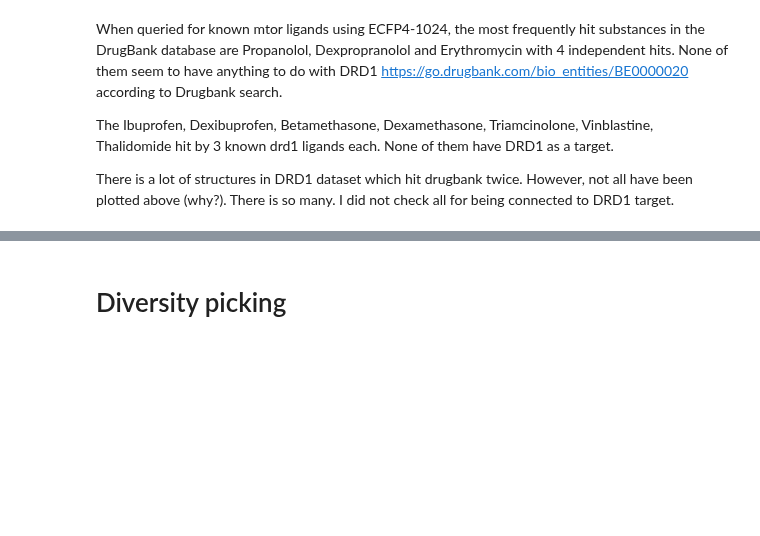
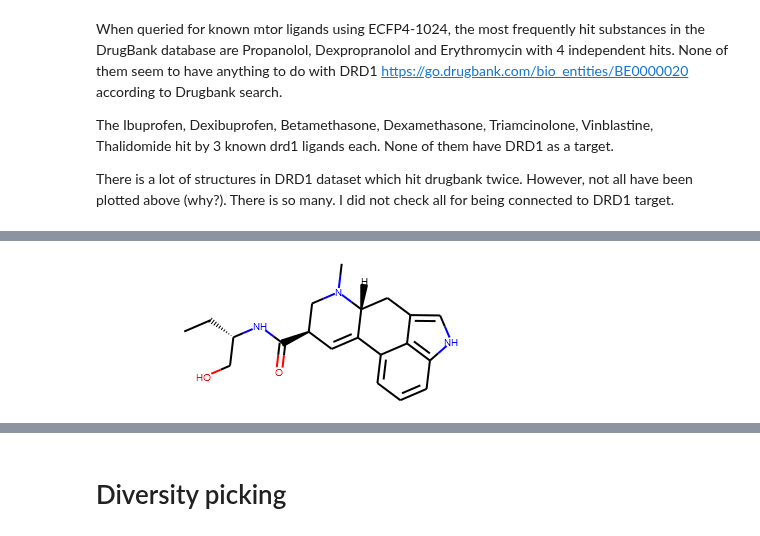
Before and after one commit to lich-uct/cdd2021, a Jupyter notebook: lieberze/08_structural_similarity-Solution.ipynb, the cells around one changed output, grey strips where cells are left out. Cells and saved outputs as stored; diff of their text form; code cells hidden in the pictures; blank space fills up the shorter version.

```diff
--- a/lieberze/08_structural_similarity-Solution.ipynb
+++ b/lieberze/08_structural_similarity-Solution.ipynb
@@ -371,0 +414,5 @@ There is a lot of structures in DRD1 dataset which hit drugbank twice. However,
+# %%
+drd1_Methylergometrine = drd1_ligands[322]
+drd1_Methylergometrine
+# %% [output]
+[figure, added]
```
Also changed, not shown: parts of 11 cells of this notebook.
